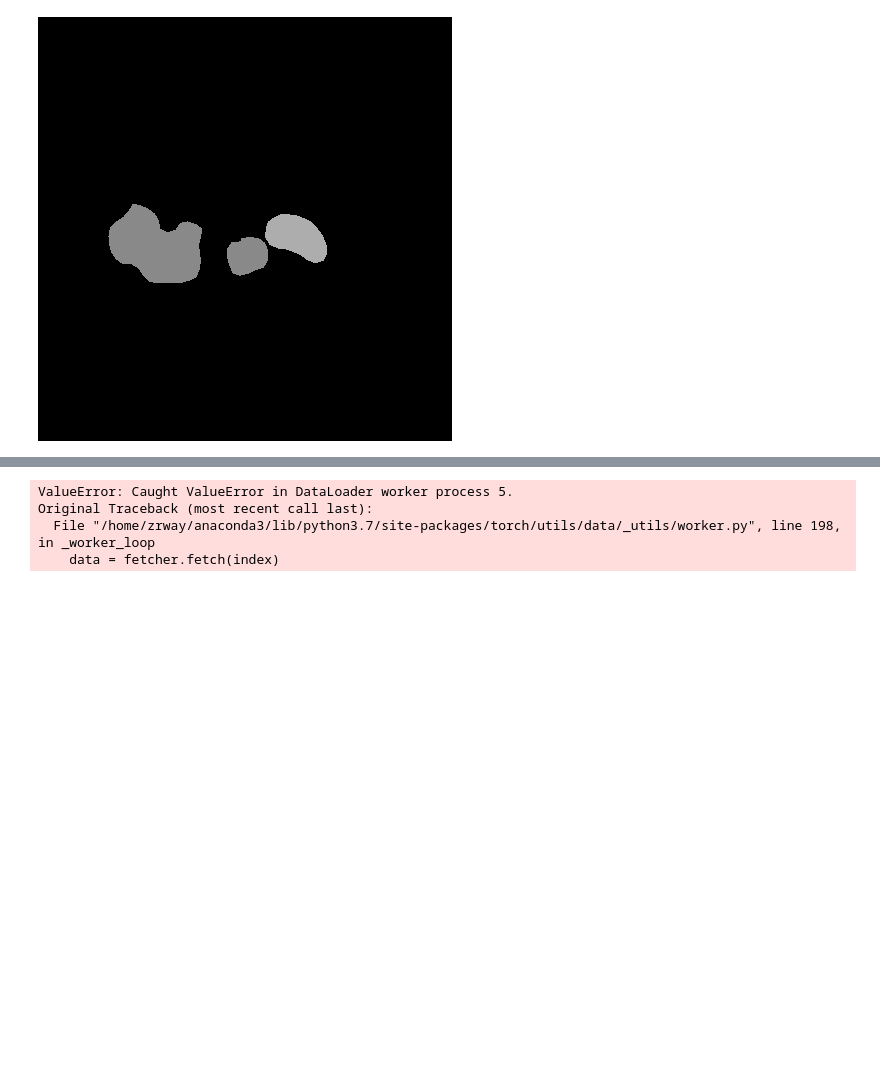
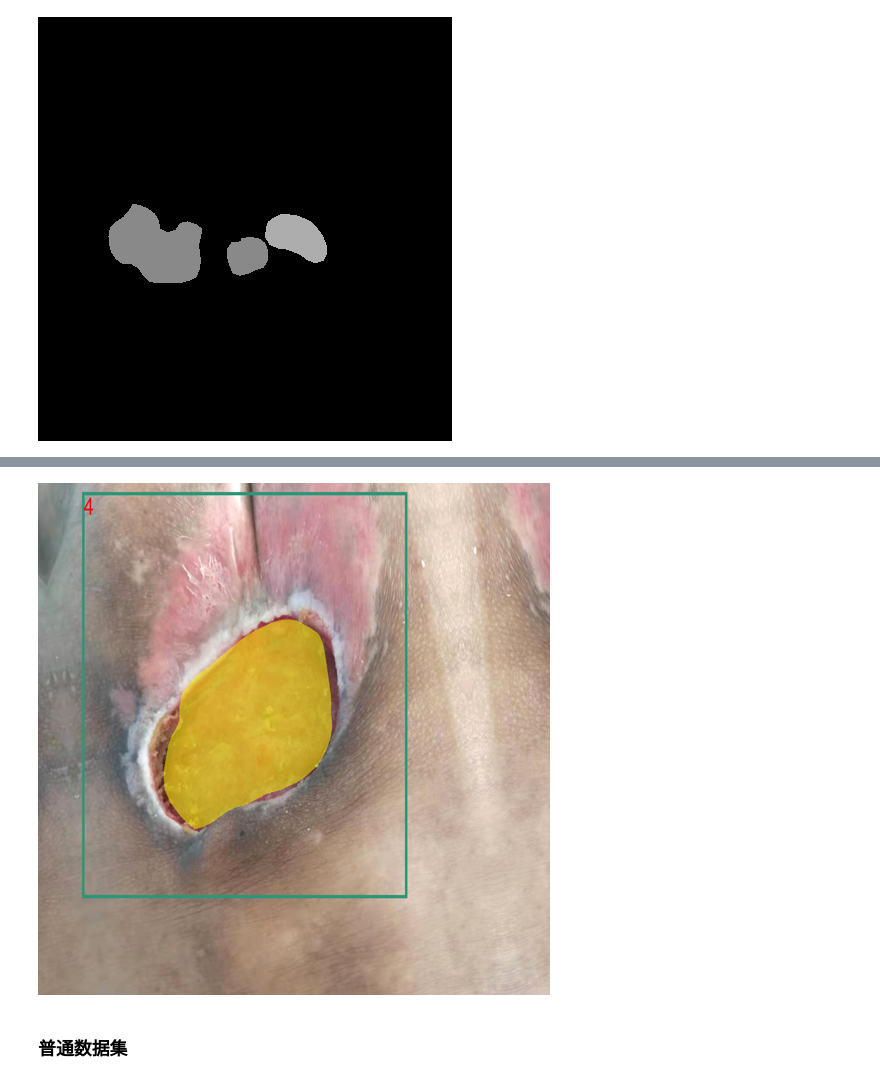
Before and after one commit to newfyu/Bedsore, a Jupyter notebook: lmdb.ipynb, the cells around one changed output, grey strips where cells are left out. Saved outputs shown, nothing was run; the diff lists cells and outputs as text; code cells hidden in the pictures; blank space fills up the shorter version.

Commit message:
add lmdb train

```diff
--- a/lmdb.ipynb
+++ b/lmdb.ipynb
@@ -270,18 +185,21 @@ class BedsoreDataset_lmdb(object):
 # %%
+from data import BedsoreLMDB,BedsoreLMDBDataModule
 trans_prob=0.5
 tfmc_train = album.Compose(
             [
-                #  album.RandomScale(p=trans_prob, scale_limit=0.5),
-                #  album.RandomShadow(p=trans_prob),
+#                  album.RandomScale(p=trans_prob, scale_limit=0.5),
+#                  album.RandomShadow(p=trans_prob),
                 album.RandomSizedBBoxSafeCrop(
                     800, 800, p=0.5, erosion_rate=0.2),
                 album.HorizontalFlip(p=trans_prob),
                 album.VerticalFlip(p=trans_prob),
                 album.ShiftScaleRotate(p=trans_prob, rotate_limit=90),
                 album.RandomBrightnessContrast(p=trans_prob),
-                #  album.RGBShift(r_shift_limit=30, g_shift_limit=30, b_shift_limit=30, p=0.3),
+                 album.RGBShift(r_shift_limit=30, g_shift_limit=30, b_shift_limit=30, p=0.3),
                 ToTensor()
             ],
             bbox_params=album.BboxParams(format='pascal_voc',
                                          label_fields=['category_ids']))
-ds = BedsoreDataset_lmdb(transforms=tfmc_train, image_set='train')
+
+ds = BedsoreLMDB(transforms=tfmc_train, image_set='val',chunk_id=0, chunk_num=0, val=True)
+dm = BedsoreLMDBDataModule('data',batch_size=8,num_valid=0,trans_prob=0.5,num_workers=8,chunk_num=10,chunk_id=1)
@@ -291,0 +214,8 @@ dl = DataLoader(ds,batch_size=8,num_workers=8, collate_fn=utils.collate_fn)
+# %%
+idx =53
+image,target = ds[idx]
+draw_bbox(image,target).resize((512,512))
+# %% [output]
+[figure, added]
+# %% [markdown]
+### 普通数据集
@@ -292,9 +242,4 @@ dl = DataLoader(ds,batch_size=8,num_workers=8, collate_fn=utils.collate_fn)
 # %%
-%%time
-for i in tqdm(dl):
-    pass
+### %%time
+# for i in tqdm(dl):
+#     pass
-# %% [output]
-ValueError: Caught ValueError in DataLoader worker process 5.
-Original Traceback (most recent call last):
-  File "/home/zrway/anaconda3/lib/python3.7/site-packages/torch/utils/data/_utils/worker.py", line 198, in _worker_loop
-    data = fetcher.fetch(index)
```
Also changed, not shown: parts of 14 cells of this notebook, 3 other files.
